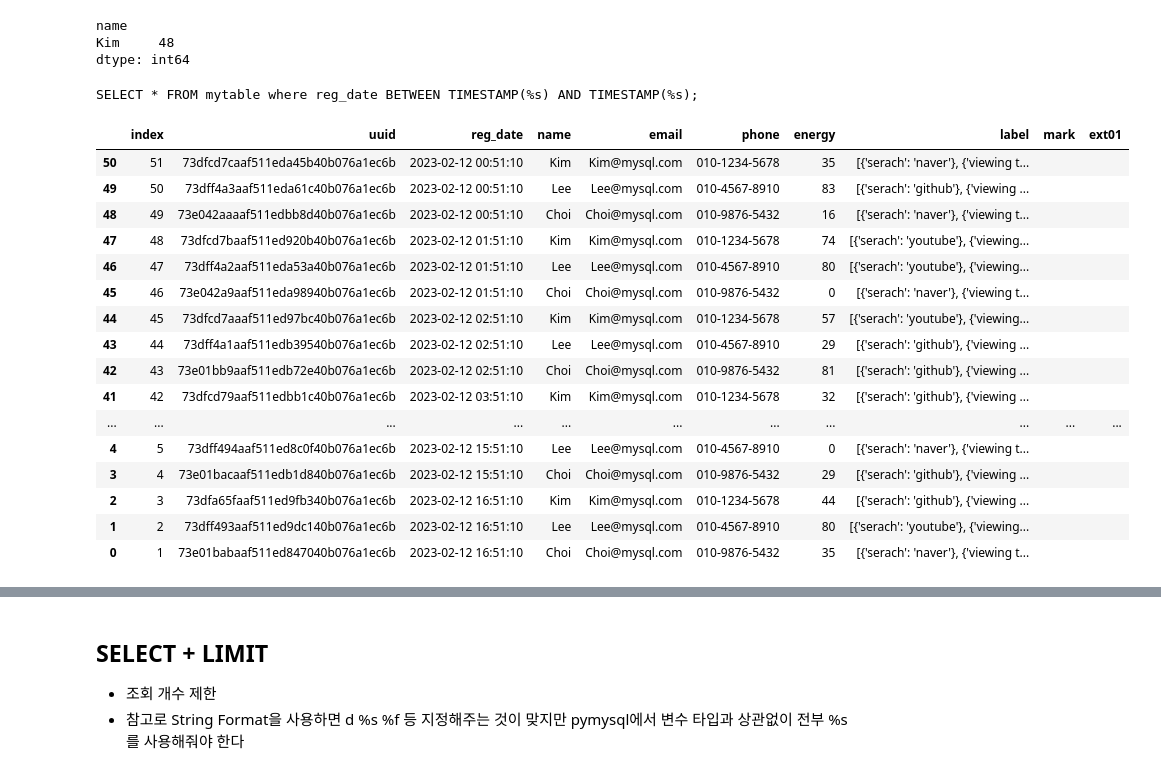
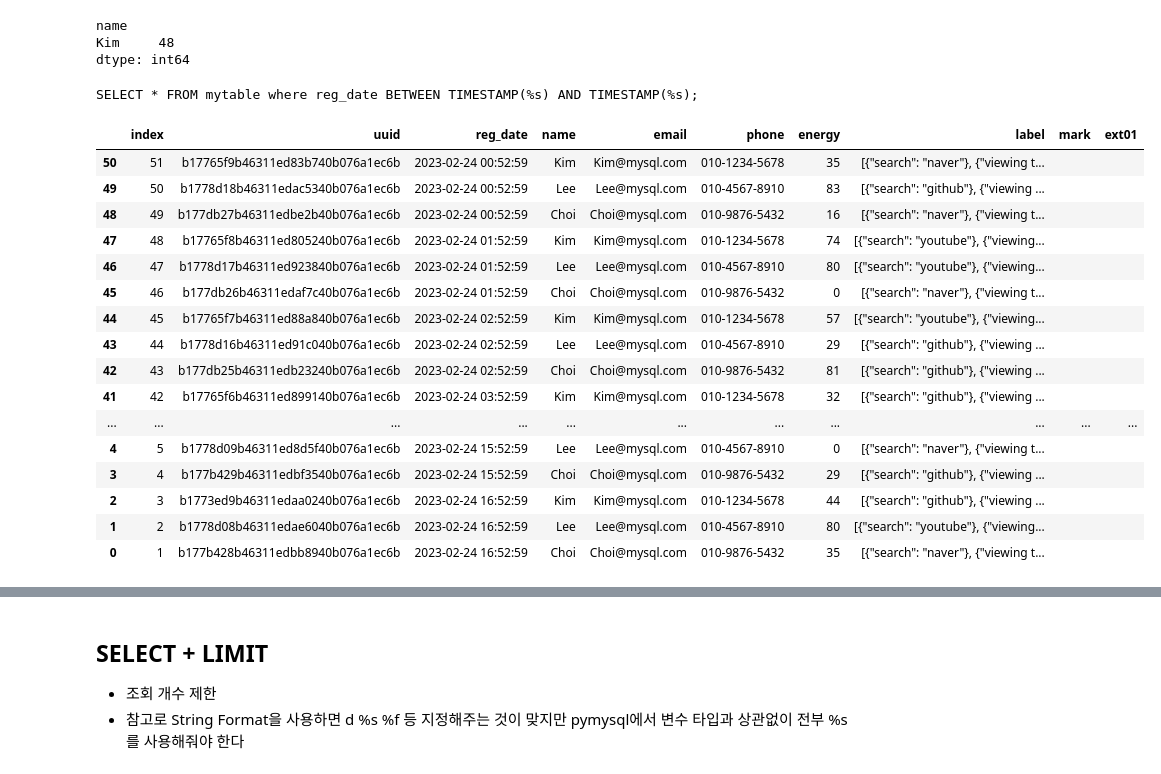
Before and after one commit to IzPerfect/My-dictionary, a Jupyter notebook: pymysql/1. select.ipynb, the cells around one changed output, grey strips where cells are left out. Drawn from its saved outputs; the diff is of its cells as text; code cells hidden in the pictures.

```diff
--- a/pymysql/1. select.ipynb
+++ b/pymysql/1. select.ipynb
@@ -119,28 +119,28 @@ dtype: int64
 # %%
 # 시간 지정
 sql = "SELECT * FROM " + MYSQL_TABLENAME +" where reg_date BETWEEN TIMESTAMP(%s) AND TIMESTAMP(%s);"
 print(sql)
-result = query(sql, (['2023-02-12 00:00:00', '2023-02-13 00:00:00']))
+result = query(sql, (['2023-02-24 00:00:00', '2023-02-25 00:00:00']))
 result.sort_values('reg_date')
 # %% [output]
 SELECT * FROM mytable where reg_date BETWEEN TIMESTAMP(%s) AND TIMESTAMP(%s);
 |  | index | uuid | reg_date | name | email | phone | energy | label | mark | ext01 |
-| 50 | 51 | 73dfcd7caaf511eda45b40b076a1ec6b | 2023-02-12 00:51:10 | Kim | Kim@mysql.com | 010-1234-5678 | 35 | [{'serach': 'naver'}, {'viewing t... |  |  |
-| 49 | 50 | 73dff4a3aaf511eda61c40b076a1ec6b | 2023-02-12 00:51:10 | Lee | Lee@mysql.com | 010-4567-8910 | 83 | [{'serach': 'github'}, {'viewing ... |  |  |
-| 48 | 49 | 73e042aaaaf511edbb8d40b076a1ec6b | 2023-02-12 00:51:10 | Choi | Choi@mysql.com | 010-9876-5432 | 16 | [{'serach': 'naver'}, {'viewing t... |  |  |
-| 47 | 48 | 73dfcd7baaf511ed920b40b076a1ec6b | 2023-02-12 01:51:10 | Kim | Kim@mysql.com | 010-1234-5678 | 74 | [{'serach': 'youtube'}, {'viewing... |  |  |
-| 46 | 47 | 73dff4a2aaf511eda53a40b076a1ec6b | 2023-02-12 01:51:10 | Lee | Lee@mysql.com | 010-4567-8910 | 80 | [{'serach': 'youtube'}, {'viewing... |  |  |
-| 45 | 46 | 73e042a9aaf511eda98940b076a1ec6b | 2023-02-12 01:51:10 | Choi | Choi@mysql.com | 010-9876-5432 | 0 | [{'serach': 'naver'}, {'viewing t... |  |  |
-| 44 | 45 | 73dfcd7aaaf511ed97bc40b076a1ec6b | 2023-02-12 02:51:10 | Kim | Kim@mysql.com | 010-1234-5678 | 57 | [{'serach': 'youtube'}, {'viewing... |  |  |
-| 43 | 44 | 73dff4a1aaf511edb39540b076a1ec6b | 2023-02-12 02:51:10 | Lee | Lee@mysql.com | 010-4567-8910 | 29 | [{'serach': 'github'}, {'viewing ... |  |  |
-| 42 | 43 | 73e01bb9aaf511edb72e40b076a1ec6b | 2023-02-12 02:51:10 | Choi | Choi@mysql.com | 010-9876-5432 | 81 | [{'serach': 'github'}, {'viewing ... |  |  |
-| 41 | 42 | 73dfcd79aaf511edbb1c40b076a1ec6b | 2023-02-12 03:51:10 | Kim | Kim@mysql.com | 010-1234-5678 | 32 | [{'serach': 'github'}, {'viewing ... |  |  |
+| 50 | 51 | b17765f9b46311ed83b740b076a1ec6b | 2023-02-24 00:52:59 | Kim | Kim@mysql.com | 010-1234-5678 | 35 | [{"search": "naver"}, {"viewing t... |  |  |
+| 49 | 50 | b1778d18b46311edac5340b076a1ec6b | 2023-02-24 00:52:59 | Lee | Lee@mysql.com | 010-4567-8910 | 83 | [{"search": "github"}, {"viewing ... |  |  |
+| 48 | 49 | b177db27b46311edbe2b40b076a1ec6b | 2023-02-24 00:52:59 | Choi | Choi@mysql.com | 010-9876-5432 | 16 | [{"search": "naver"}, {"viewing t... |  |  |
+| 47 | 48 | b17765f8b46311ed805240b076a1ec6b | 2023-02-24 01:52:59 | Kim | Kim@mysql.com | 010-1234-5678 | 74 | [{"search": "youtube"}, {"viewing... |  |  |
+| 46 | 47 | b1778d17b46311ed923840b076a1ec6b | 2023-02-24 01:52:59 | Lee | Lee@mysql.com | 010-4567-8910 | 80 | [{"search": "youtube"}, {"viewing... |  |  |
+| 45 | 46 | b177db26b46311edaf7c40b076a1ec6b | 2023-02-24 01:52:59 | Choi | Choi@mysql.com | 010-9876-5432 | 0 | [{"search": "naver"}, {"viewing t... |  |  |
+| 44 | 45 | b17765f7b46311ed88a840b076a1ec6b | 2023-02-24 02:52:59 | Kim | Kim@mysql.com | 010-1234-5678 | 57 | [{"search": "youtube"}, {"viewing... |  |  |
+| 43 | 44 | b1778d16b46311ed91c040b076a1ec6b | 2023-02-24 02:52:59 | Lee | Lee@mysql.com | 010-4567-8910 | 29 | [{"search": "github"}, {"viewing ... |  |  |
+| 42 | 43 | b177db25b46311edb23240b076a1ec6b | 2023-02-24 02:52:59 | Choi | Choi@mysql.com | 010-9876-5432 | 81 | [{"search": "github"}, {"viewing ... |  |  |
+| 41 | 42 | b17765f6b46311ed899140b076a1ec6b | 2023-02-24 03:52:59 | Kim | Kim@mysql.com | 010-1234-5678 | 32 | [{"search": "github"}, {"viewing ... |  |  |
 | ... | ... | ... | ... | ... | ... | ... | ... | ... | ... | ... |
-| 4 | 5 | 73dff494aaf511ed8c0f40b076a1ec6b | 2023-02-12 15:51:10 | Lee | Lee@mysql.com | 010-4567-8910 | 0 | [{'serach': 'naver'}, {'viewing t... |  |  |
-| 3 | 4 | 73e01bacaaf511edb1d840b076a1ec6b | 2023-02-12 15:51:10 | Choi | Choi@mysql.com | 010-9876-5432 | 29 | [{'serach': 'github'}, {'viewing ... |  |  |
-| 2 | 3 | 73dfa65faaf511ed9fb340b076a1ec6b | 2023-02-12 16:51:10 | Kim | Kim@mysql.com | 010-1234-5678 | 44 | [{'serach': 'github'}, {'viewing ... |  |  |
-| 1 | 2 | 73dff493aaf511ed9dc140b076a1ec6b | 2023-02-12 16:51:10 | Lee | Lee@mysql.com | 010-4567-8910 | 80 | [{'serach': 'youtube'}, {'viewing... |  |  |
-| 0 | 1 | 73e01babaaf511ed847040b076a1ec6b | 2023-02-12 16:51:10 | Choi | Choi@mysql.com | 010-9876-5432 | 35 | [{'serach': 'naver'}, {'viewing t... |  |  |
+| 4 | 5 | b1778d09b46311ed8d5f40b076a1ec6b | 2023-02-24 15:52:59 | Lee | Lee@mysql.com | 010-4567-8910 | 0 | [{"search": "naver"}, {"viewing t... |  |  |
+| 3 | 4 | b177b429b46311edbf3540b076a1ec6b | 2023-02-24 15:52:59 | Choi | Choi@mysql.com | 010-9876-5432 | 29 | [{"search": "github"}, {"viewing ... |  |  |
+| 2 | 3 | b1773ed9b46311edaa0240b076a1ec6b | 2023-02-24 16:52:59 | Kim | Kim@mysql.com | 010-1234-5678 | 44 | [{"search": "github"}, {"viewing ... |  |  |
+| 1 | 2 | b1778d08b46311edae6040b076a1ec6b | 2023-02-24 16:52:59 | Lee | Lee@mysql.com | 010-4567-8910 | 80 | [{"search": "youtube"}, {"viewing... |  |  |
+| 0 | 1 | b177b428b46311edbb8940b076a1ec6b | 2023-02-24 16:52:59 | Choi | Choi@mysql.com | 010-9876-5432 | 35 | [{"search": "naver"}, {"viewing t... |  |  |
 # %%
 # name 지정 + 시간 지정
 sql = "SELECT * FROM " + MYSQL_TABLENAME +" where name=%s AND reg_date BETWEEN TIMESTAMP(%s) AND TIMESTAMP(%s);"
```
Also changed, not shown: parts of 23 cells of this notebook.
